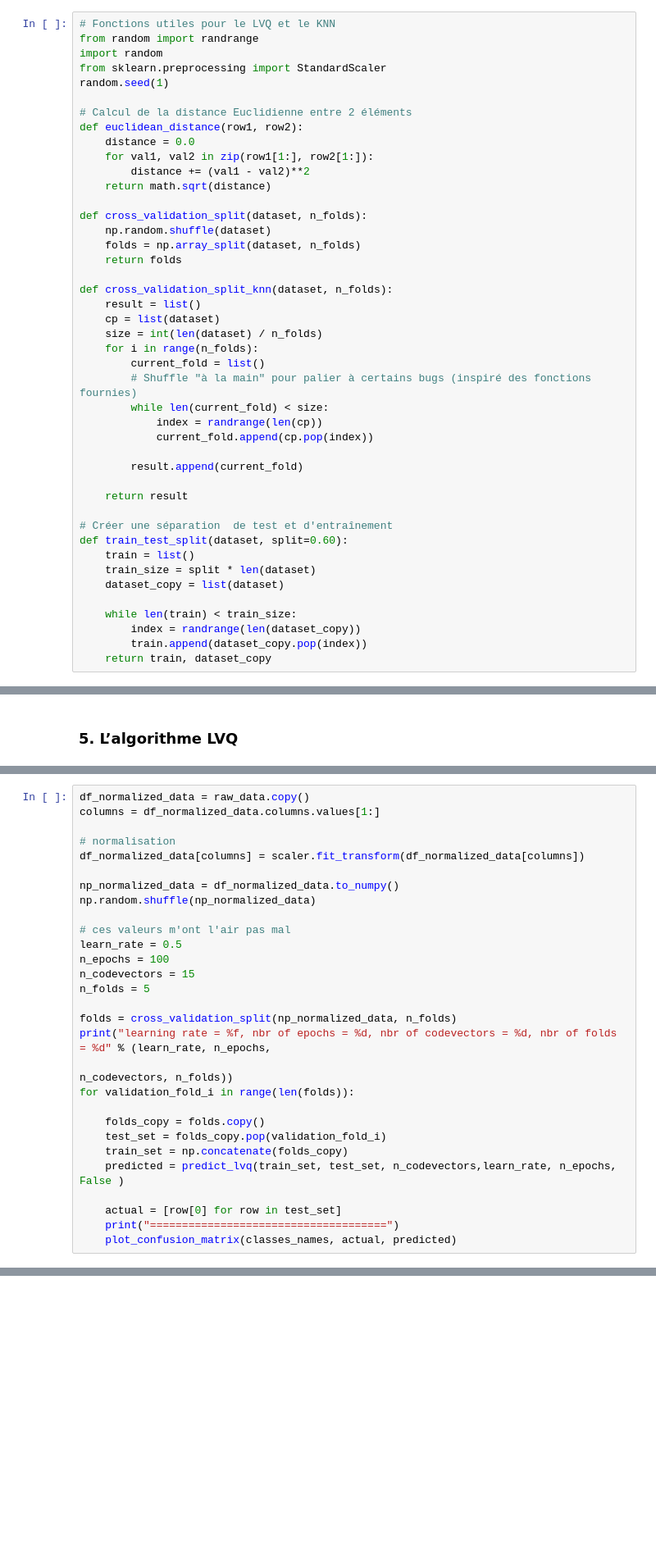
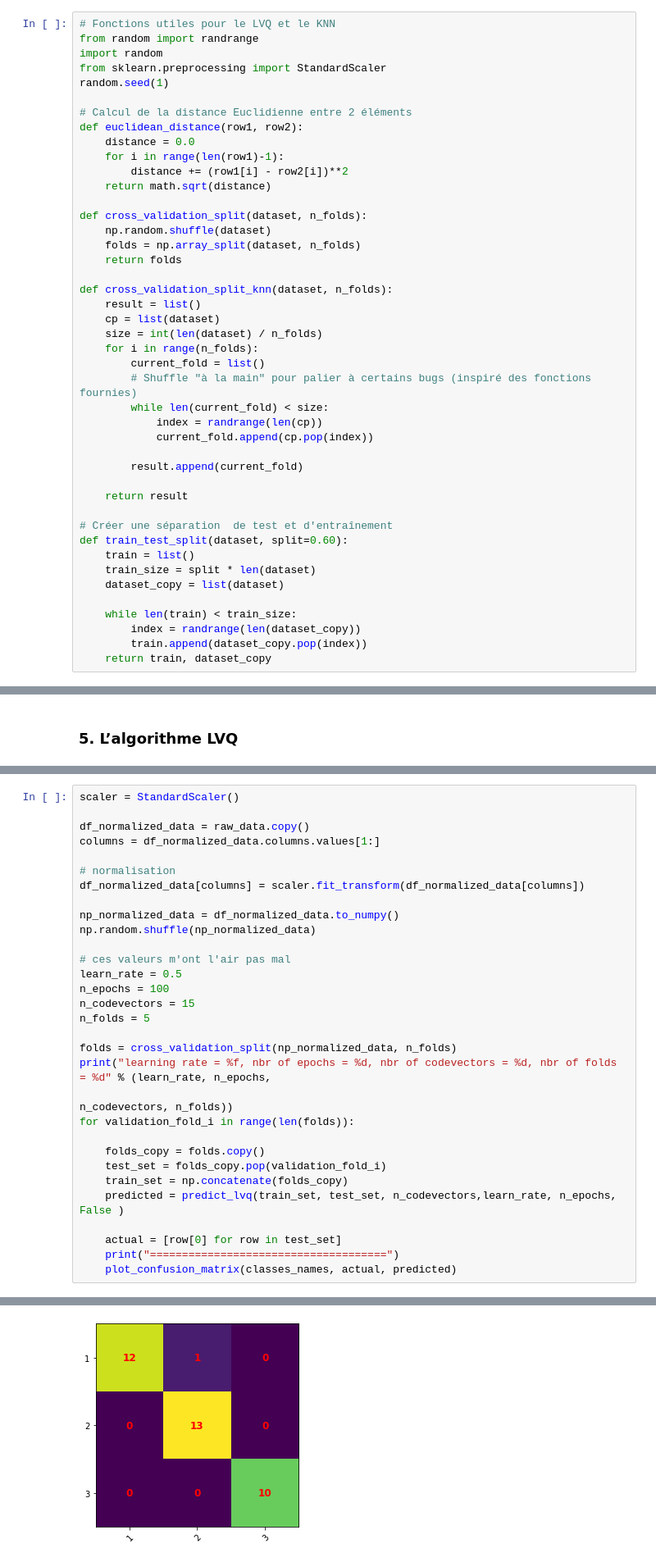
Before and after one commit to KevinFerati/LaboISD, a Jupyter notebook: 4 - Apprentissage supervisé/Ferati_Ganty_ISD_TP4.ipynb, the cells around one changed output, grey strips where cells are left out. Shown at 82% size. Saved outputs shown, nothing was run; the diff lists cells and outputs as text; blank space fills up the shorter version.

```diff
--- a/4 - Apprentissage supervisé/Ferati_Ganty_ISD_TP4.ipynb
+++ b/4 - Apprentissage supervisé/Ferati_Ganty_ISD_TP4.ipynb
@@ -237,8 +236,8 @@ random.seed(1)
 # Calcul de la distance Euclidienne entre 2 éléments
 def euclidean_distance(row1, row2):
     distance = 0.0
-    for val1, val2 in zip(row1[1:], row2[1:]):
-        distance += (val1 - val2)**2
+    for i in range(len(row1)-1):
+        distance += (row1[i] - row2[i])**2
     return math.sqrt(distance)
 
 def cross_validation_split(dataset, n_folds):
@@ -409,6 +418,8 @@ def predict_lvq(train, test, n_codebooks, lrate, epochs, verbose=False):
     codebook = train_codebook(train, n_codebooks, lrate, epochs, verbose)
     return [predict(codebook, row) for row in test]
 # %%
+scaler = StandardScaler()
+
 df_normalized_data = raw_data.copy()
 columns = df_normalized_data.columns.values[1:]
 
@@ -437,3 +448,4 @@ for validation_fold_i in range(len(folds)):
     actual = [row[0] for row in test_set]
     print("=====================================")
     plot_confusion_matrix(classes_names, actual, predicted)
+# %% [output]
@@ -439,0 +454 @@ for validation_fold_i in range(len(folds)):
+[figure, added]
```
Also changed, not shown: parts of 8 cells of this notebook.
